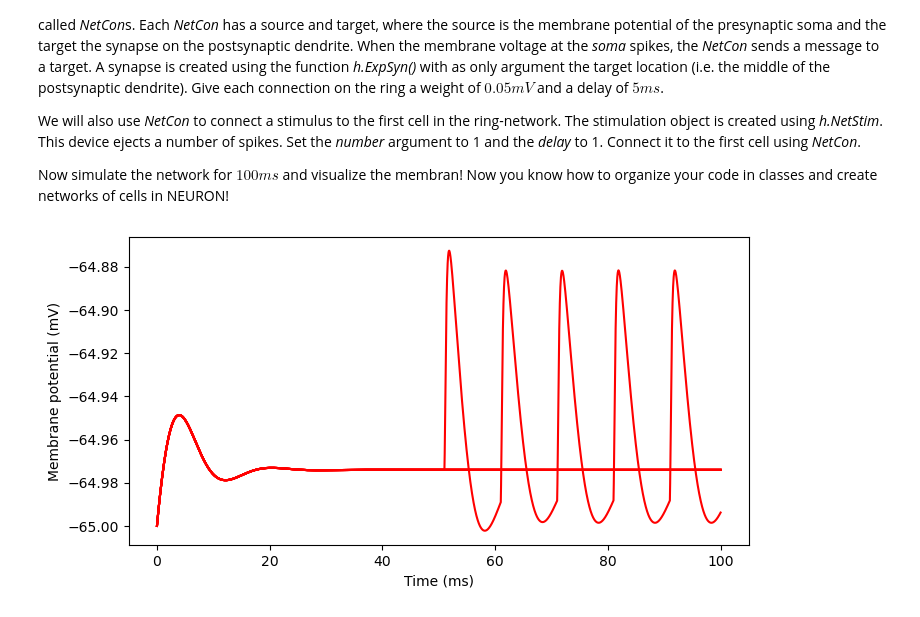
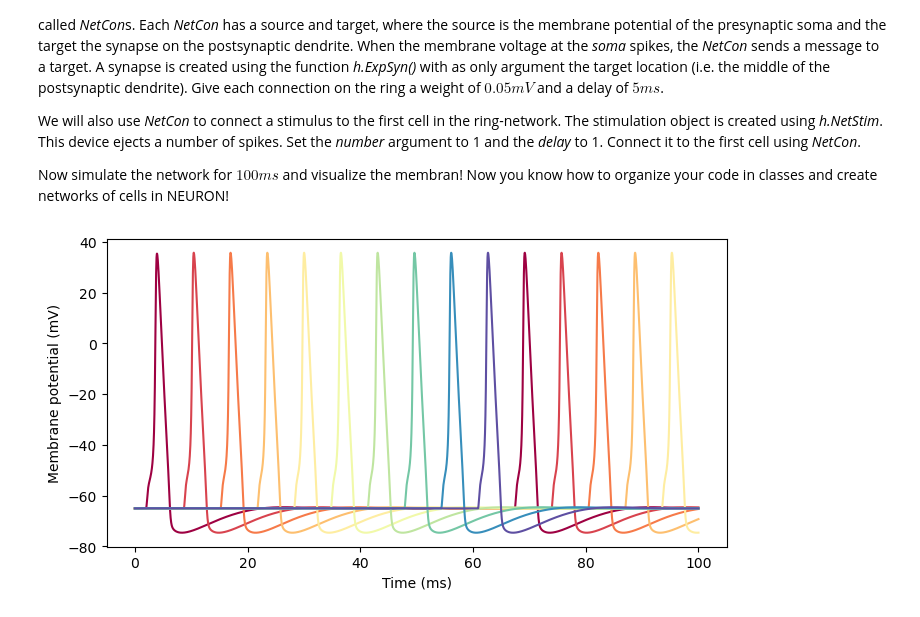
Before and after one commit to Zianor/computational-neuroscience-session-2, a Jupyter notebook: Session02.ipynb, the cells around one changed output. Drawn from its saved outputs; the diff is of its cells as text; code cells hidden in the pictures.

```diff
--- a/Session02.ipynb
+++ b/Session02.ipynb
@@ -85,12 +66,12 @@ print(soma_diam)
 # %% [output]
 12.6156626101008
 # %%
-soma.L = soma.diam = soma_diam # ---- your code here ---- #
+soma.L = soma.diam = 12.6157
 # %% [markdown]
 The dendrite has an elongated shape, the length is much larger than the diameter.
 # %%
-dendrite.L = 200  # microns
-dendrite.diam = 1 # microns
+dend.L = 200  # microns
+dend.diam = 1 # microns
 # %% [markdown]
 The $Sections$ we made are not actually soma and dendrites, we just named and shaped them that way. To really simulate the dynamics of a soma and a dendrite we need to define the biophysical mechanisms of the $Sections$.
 # %% [markdown]
@@ -115,12 +96,12 @@ for seg in soma:
 Finally we need to set up the biophysics of the dendrite with a passive current.
 # %%
 # insert a passive membrane ('pas')
-dendrite.insert('pas')
+dend.insert('pas')
 
 # set the passive conductance (S/cm^2) 'g = 0.001' and the leak reversal potential (mV) 'e = -65'.
-for seg in dendrite:
+for seg in dend:
+    seg.pas.g = 0.001
     seg.pas.e = -65
-    seg.pas.g = 0.0001
 # %% [markdown]
 Now the topology and biophysics of the model neuron is ready we can simulate and visualize the dynamics of the model.
 # %% [markdown]
@@ -251,10 +249,17 @@ class Cell:
         """Set the geometry of the cell."""
         self.dend.L = dend_length
         self.dend.diam = dend_diam
+        self.dend.nseg = 101
         soma_diam = math.sqrt(soma_surface/math.pi)
+        self.soma.diam = soma_diam
+        self.soma.L = soma_diam
 
     def define_biophysics(self):
         """Set the biophysics of the sections."""
+        for sec in h.allsec():
+            sec.Ra = 100   # Axial resistance in Ohm*cm
+            sec.cm = 1     # Membrane capacitance in mF/cm^2
+
         self.soma.insert('hh') # insert active Hodgin-Huxley current
 
         # set the parameters of the active membrane
@@ -282,44 +287,49 @@ for i in range(N):
 # connect the cells
 syns = []         # list of synapses
 netcons = []      # list of NetCons
-for cell in cells:
-    synnapse = h.ExpSyn(cell.dend(0.5))
-    syns.append(synnapse)
+for i in range(N):
+    src = cells[i]
+    target = cells[(i+1) % N]
 
-for cell, synapse in zip(cells[-1:1:-1], syns):
-    netcon = h.NetCon(cell.soma(0.5)._ref_v, synapse, sec=cell.soma)
+    synapse = h.ExpSyn(target.dend(0.5))
+
+    netcon = h.NetCon(src.soma(0.5)._ref_v, synapse, sec=src.soma)
     netcon.weight[0] = 0.05
     netcon.delay = 5
 
+    syns.append(synapse)
     netcons.append(netcon)
 
+# stimulate the first cell
+stim = h.NetStim()
+stim.number = 1
+stim.start =1
 
-# stimulate the first cell
-stim = h.NetStim(1,1)
-
-netcon_to_stim = h.NetCon(stim, syns[0])
+syn_to_stim = h.ExpSyn(cells[0].dend(0.5))
+netcon_to_stim = h.NetCon(stim, syn_to_stim)
 netcon_to_stim.weight[0] = 0.04
-netcon_to_stim.delay=1
+netcon_to_stim.delay = 1
 
 # plot the membrane potential in the middle of the dendrite and the soma
 t_vec = h.Vector()       # Time vector
 t_vec.record(h._ref_t)   # record time
 
 s_vecs = []
 for i in range(N):
     s_vec = h.Vector()                      # Membrane potential
     s_vec.record(cells[i].soma(0.5)._ref_v) # record from the middle of the somas
     s_vecs.append(s_vec)
 
 h.tstop = 100.0  # simulation time
 h.run()
 
 # plot the trajectories
 plt.figure(figsize=(8,4))
+colors = plt.cm.Spectral(np.linspace(0, 1, N))
 for i in range(N):
-    plt.plot(t_vec, s_vecs[i], color="red")
+    plt.plot(t_vec, s_vecs[i], color=colors[i])
 plt.xlabel('Time (ms)')
 plt.ylabel('Membrane potential (mV)')
 plt.show()
 # %% [output]
-[figure, old version]
+[figure, new version]
```
Also changed, not shown: parts of 11 cells of this notebook.
